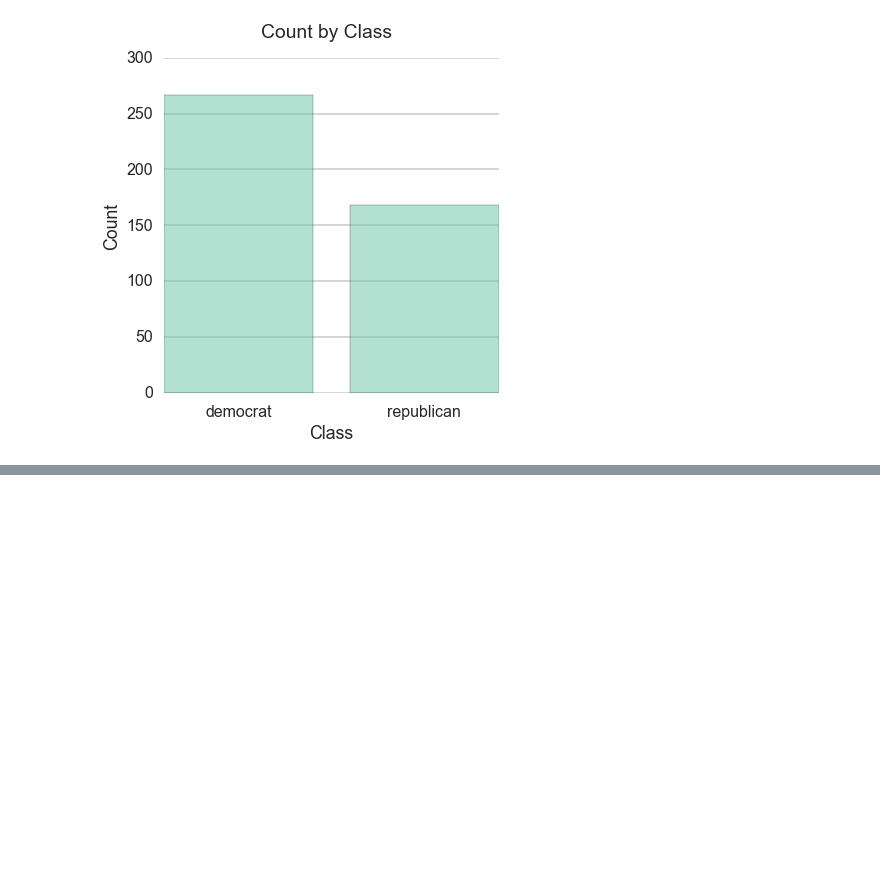
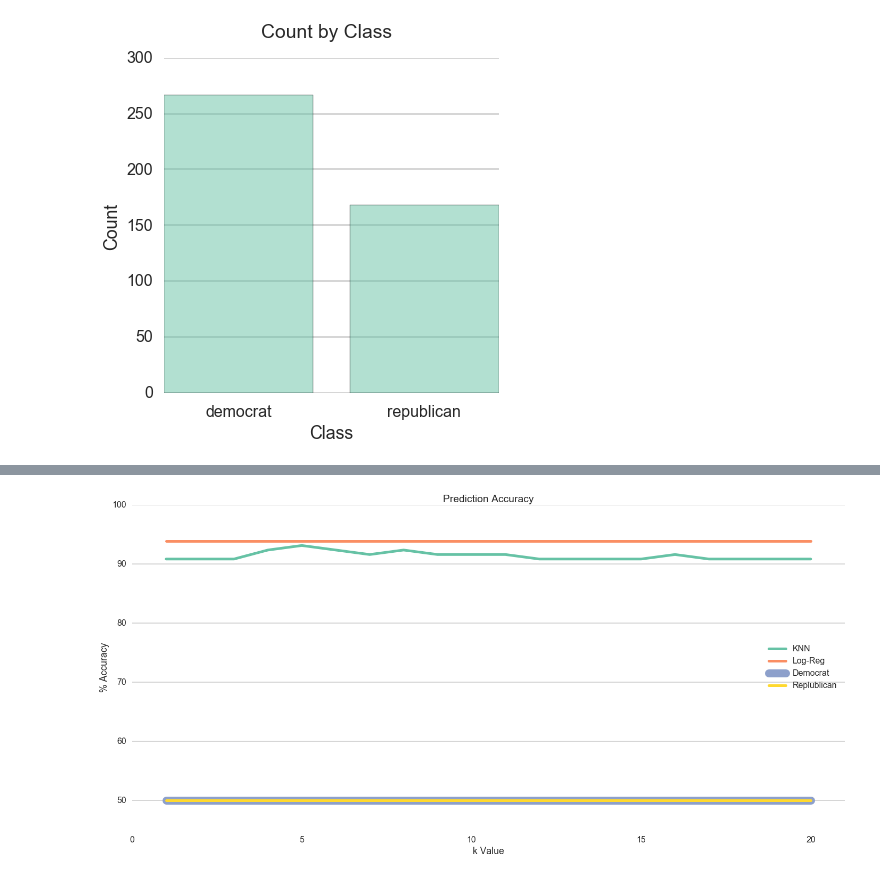
Before and after one commit to robinsones/dsp, a Jupyter notebook: challenges/submissions/05-classification/bryant/05-classification.ipynb, the cells around one changed output, grey strips where cells are left out. Cells and saved outputs as stored; diff of their text form; code cells hidden in the pictures; blank space fills up the shorter version.

```diff
--- a/challenges/submissions/05-classification/bryant/05-classification.ipynb
+++ b/challenges/submissions/05-classification/bryant/05-classification.ipynb
@@ -276,0 +304,54 @@ plt.show()
+# %%
+knn_dict = {}
+for i in range(1,21):
+    knn_clf = KNeighborsClassifier(n_neighbors=i, weights='distance',
+                               algorithm='ball_tree', leaf_size=13)
+    knn_mdl = knn_clf.fit(train_data, train_labels)
+    knn_dict[i] = accuracy_score(test_labels, knn_mdl.predict(test_data))*100
+# %%
+knn_k = [int(k) for k,v in knn_dict.items()]
+knn_val = [v for k,v in knn_dict.items()]
+
+log_k = knn_k
+log_val = [accuracy_score(test_labels, logr_grid.predict(test_data))*100 for i in range(len(log_k))]
+
+dem_k = knn_k
+dem_val = [accuracy_score(yD_vals, logr_grid.predict(xD_vals))*100 for i in range(len(dem_k))]
+
+rep_k = knn_k
+rep_val = [accuracy_score(yR_vals, logr_grid.predict(xR_vals))*100 for i in range(len(dem_k))]
+# %%
+# make figure
+fig = plt.figure(figsize=(20,10))
+ax = fig.add_subplot(111)
+
+# plots
+ax.plot(knn_k, knn_val, color=colors[0], linewidth=5.0, label='KNN')
+ax.plot(log_k, log_val, color=colors[1], linewidth=5.0, label='Log-Reg')
+ax.plot(dem_k, dem_val, color=colors[2], linewidth=15.0, label='Democrat')
+ax.plot(rep_k, rep_val, color=colors[5], linewidth=5.0, label='Replublican')
+
+# labels/titles
+plt.legend(loc="best")
+plt.title('Prediction Accuracy')
+plt.xlabel('k Value')
+plt.ylabel('% Accuracy')
+
+# limits
+plt.ylim(45,100)
+plt.xlim(0,21)
+
+# remove border
+ax.spines["top"].set_visible(False)
+ax.spines["right"].set_visible(False)
+ax.spines["bottom"].set_visible(False)
+ax.spines["left"].set_visible(False)
+
+# show grid
+ax.yaxis.grid(True)
+
+# plot that biddy
+plt.tight_layout()
+_ = plt.show()
+# %% [output]
+[figure, added]
```
Also changed, not shown: parts of 75 cells of this notebook.
